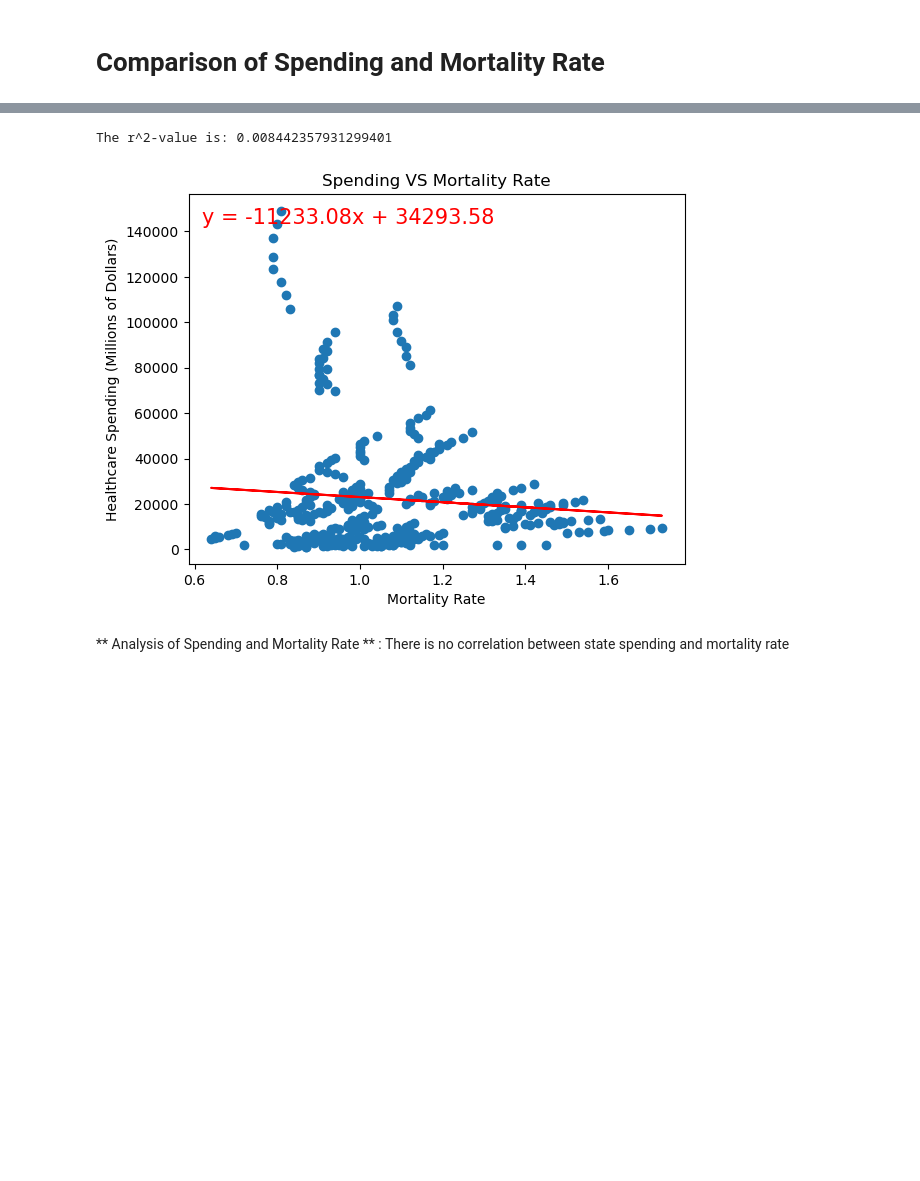
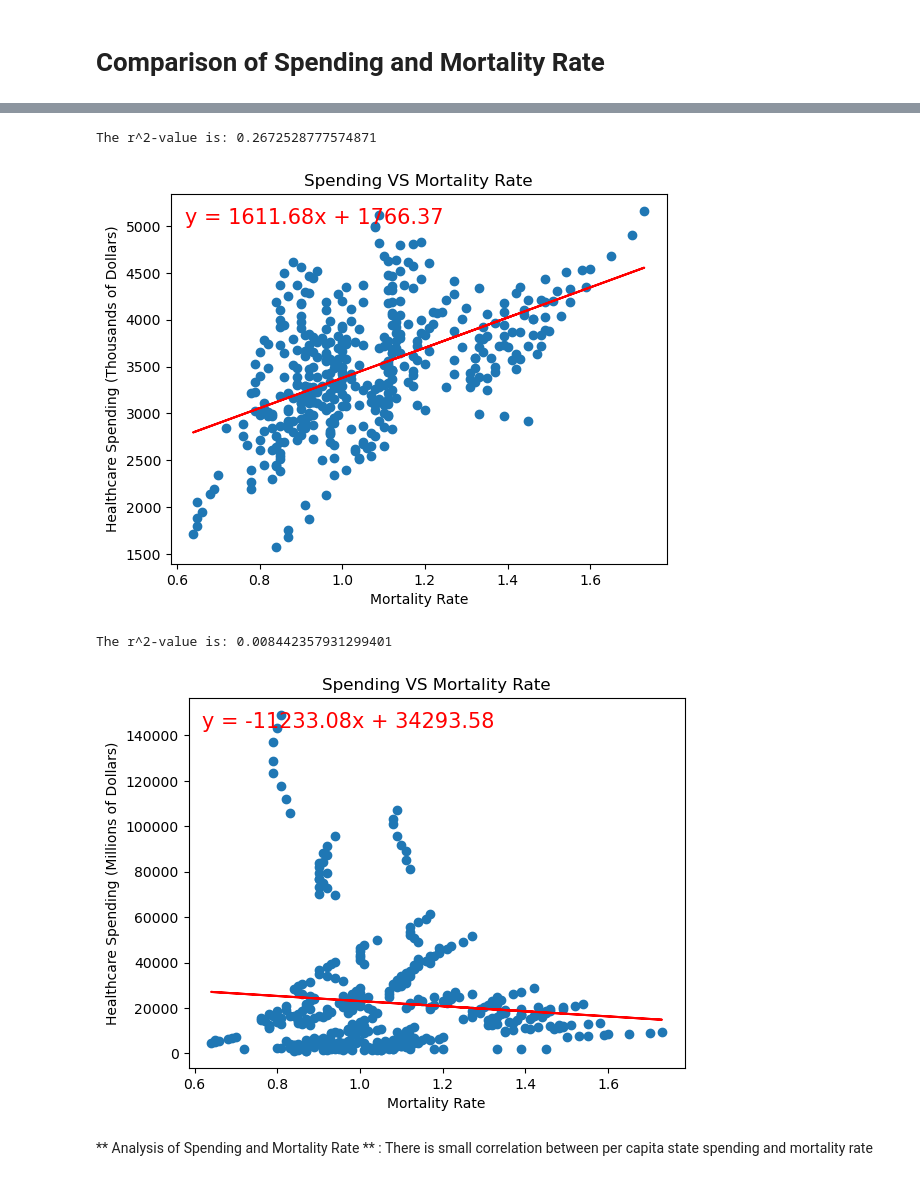
Before and after one commit to fuijo/Team-3-The-Outliers, a Jupyter notebook: MortalityCalculations.ipynb, the cells around one changed output, grey strips where cells are left out. Cells and saved outputs as stored; diff of their text form; code cells hidden in the pictures; blank space fills up the shorter version.

Commit message:
Changed mortality comparison to be per capita spending

```diff
--- a/MortalityCalculations.ipynb
+++ b/MortalityCalculations.ipynb
@@ -64,12 +64,18 @@ Popdf = pd.read_csv("CleanedData/USPopTall.csv")
 # Comparison of Spending and Mortality Rate
 # %%
 #Select necessary columns and combine on State (Death and Aggregate)
-Popdf = Popdf[['Year','State_Name','Population']]
-Popdf = Popdf.rename(columns = {'State_Name':'State'})
+#print(Popdf)
+#Popdf = Popdf[['Year','State','Population']]
+#Popdf = Popdf.rename(columns = {'State_Name':'State'})
 Mortatlitydf = pd.merge(Deathdf,Popdf,how = 'inner',on=['State','Year'])
 Mortatlitydf['Population'] = Mortatlitydf['Population']*1000
 Mortatlitydf['Mortality Rate']= round((Mortatlitydf['Deaths']/Mortatlitydf['Population'])*100,2)
 Spendingdf = Spendingdf.sort_values(by=['Year','State_Name'])
 Mortatlitydf = Mortatlitydf.sort_values(by = ['Year','State'])
+Percapspend = pd.merge(Spendingdf,Popdf,how='inner',right_on=['State','Year'],left_on=['State_Name','Year'])
+Percapspend["Capita Spending"] = round(Percapspend["Cost"]/Percapspend["Population"]*1000,2)
 SumSpenddf = Spendingdf.groupby(['Year','State_Name'])
 SumSpenddf = SumSpenddf.sum()
+Percapspend= Percapspend.groupby(['Year','State'])
+Sumcapspend = Percapspend.sum()
+Sumcapspend
@@ -76,11 +97,14 @@ SumSpenddf = SumSpenddf.sum()
 # %%
 #create the graphs
 #Define ScatPlotandReg creates a scatter plot with a linear Regression show as well as an Rsquared value
 #Inputs: takes 2 data series, your x and y coordinates, labels for  the axises and a title
 #Output shows and saves a scatterplot
+ScatPlotandReg(Mortatlitydf['Mortality Rate'],Sumcapspend['Capita Spending'],"Mortality Rate","Healthcare Spending (Thousands of Dollars)","Spending VS Mortality Rate","SpendingPerCapVSMortality")
 ScatPlotandReg(Mortatlitydf['Mortality Rate'],SumSpenddf['Cost'],"Mortality Rate","Healthcare Spending (Millions of Dollars)","Spending VS Mortality Rate","SpendingVSMortality")
 # %% [output]
-The r^2-value is: 0.008442357931299401
+The r^2-value is: 0.2672528777574871
-[figure, old version]
+[figure, new version]
+The r^2-value is: 0.008442357931299401
+[figure, added]
 # %% [markdown]
-** Analysis of Spending and Mortality Rate ** : There is no correlation between state spending and mortality rate
+** Analysis of Spending and Mortality Rate ** : There is small correlation between per capita state spending and mortality rate
```
Also changed, not shown: parts of 1 cell of this notebook, 1 other file.
